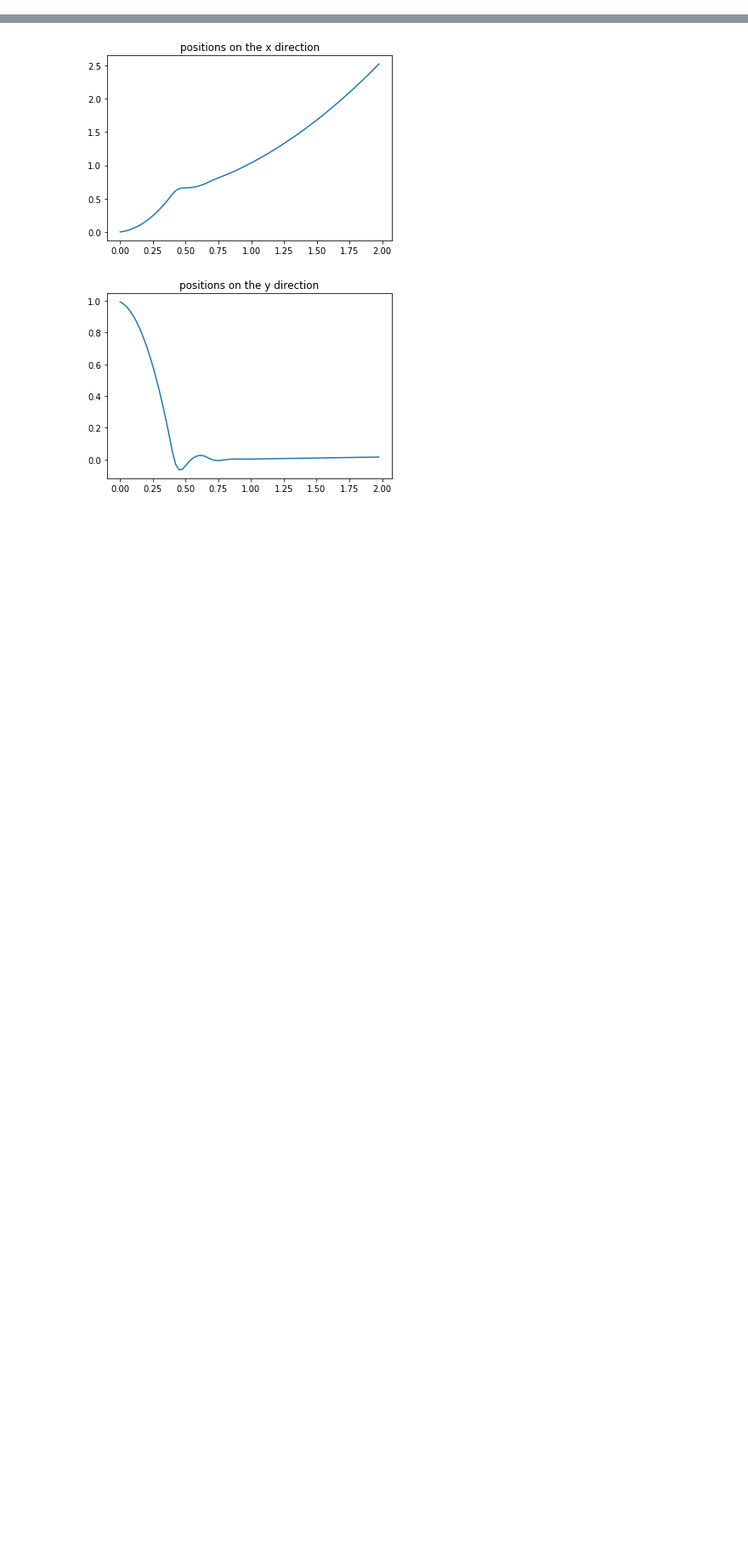
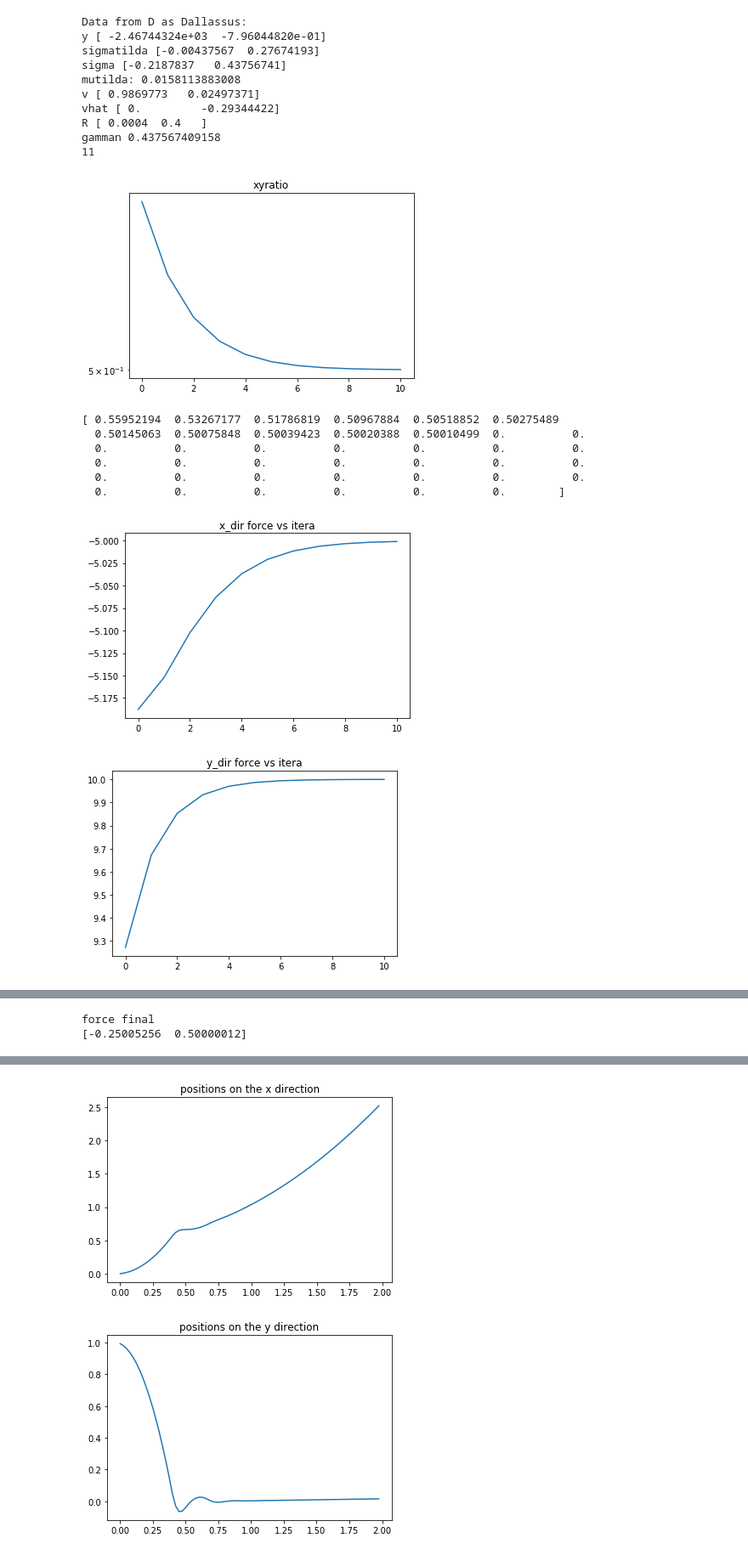
Before and after one commit to chenyizhou96/ADMM_python, a Jupyter notebook: Particle_ADMM.ipynb, the cells around one changed output, grey strips where cells are left out. Shown at 85% size. Cells and saved outputs as stored; diff of their text form; code cells hidden in the pictures; blank space fills up the shorter version.

```diff
--- a/Particle_ADMM.ipynb
+++ b/Particle_ADMM.ipynb
@@ -481,3 +606,25 @@ def dropping_particle(time = 2, dt = 0.1, tau_d = 0, pos_start = np.array([1,0])
     print(tau_d)
     print(mu)
     print('lowest displacement on y: ', np.amin(positions_record[:, 1]) )
+# %%
+dropping_particle(4,0.05, 0, np.array([0,0]), np.array([0, 0]), True)
+# %% [output]
+Data from D as Dallassus:
+y [ -2.46744324e+03  -7.96044820e-01]
+sigmatilda [-0.00437567  0.27674193]
+sigma [-0.2187837   0.43756741]
+mutilda: 0.0158113883008
+v [ 0.9869773   0.02497371]
+vhat [ 0.         -0.29344422]
+R [ 0.0004  0.4   ]
+gamman 0.437567409158
+11
+[figure, added]
+[ 0.55952194  0.53267177  0.51786819  0.50967884  0.50518852  0.50275489
+  0.50145063  0.50075848  0.50039423  0.50020388  0.50010499  0.          0.
+  0.          0.          0.          0.          0.          0.          0.
+  0.          0.          0.          0.          0.          0.          0.
+  0.          0.          0.          0.          0.          0.          0.
+  0.          0.          0.          0.          0.          0.        ]
+[figure, added]
+[figure, added]
@@ -483,0 +647,2 @@ def dropping_particle(time = 2, dt = 0.1, tau_d = 0, pos_start = np.array([1,0])
+force final
+[-0.25005256  0.50000012]
```
Also changed, not shown: parts of 8 cells of this notebook.
